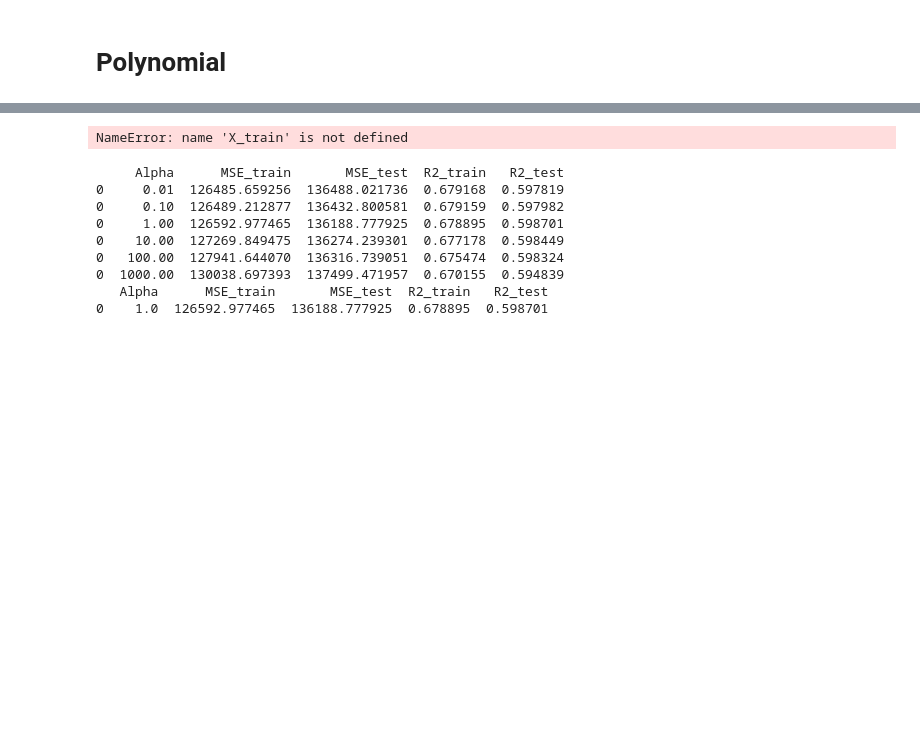
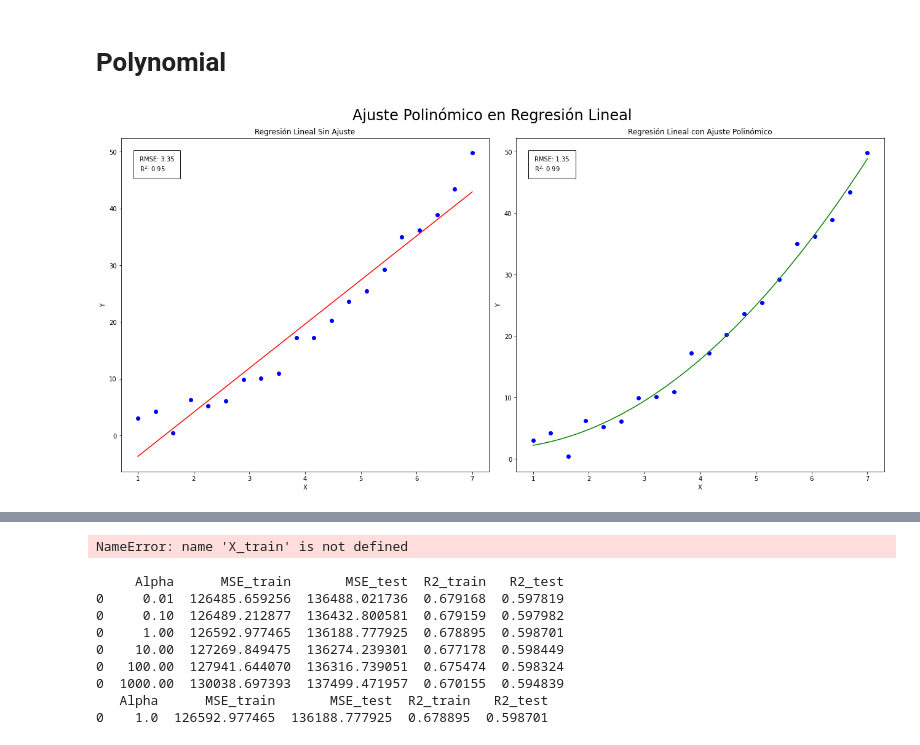
Before and after one commit to mayait/ClaseMachineLearning, a Jupyter notebook: SupervisedLearning/Classification/LinearRegEjercicio.ipynb, the cells around one changed output, grey strips where cells are left out. Saved outputs shown, nothing was run; the diff lists cells and outputs as text; code cells hidden in the pictures; blank space fills up the shorter version.

```diff
--- a/SupervisedLearning/Classification/LinearRegEjercicio.ipynb
+++ b/SupervisedLearning/Classification/LinearRegEjercicio.ipynb
@@ -307,5 +300,68 @@ El mejor valor de alpha es:
 # %% [markdown]
 # Polynomial
+# %%
+#@title Ajuste Polinómico en Regresión Lineal
+
+import numpy as np
+import matplotlib.pyplot as plt
+from sklearn.metrics import mean_squared_error, r2_score
+
+# Generar puntos de datos
+x = np.linspace(1, 7, num=20)
+y = x ** 2 + np.random.normal(scale=2, size=20)
+
+# Crear una figura con dos subplots
+fig, (ax1, ax2) = plt.subplots(1, 2, figsize=(18, 9))
+
+# Graficar el primer gráfico (regresión lineal sin ajuste)
+ax1.scatter(x, y, color='blue')
+ax1.set_title('Regresión Lineal Sin Ajuste')
+ax1.set_xlabel('X')
+ax1.set_ylabel('Y')
+
+# Ajustar una función lineal (grado=1) sin ajuste
+pendiente, intercep = np.polyfit(x, y, 1)
+funcion_lineal = np.poly1d((pendiente, intercep))
+x_vals = np.linspace(x[0], x[-1], 100)
+y_vals = funcion_lineal(x_vals)
+ax1.plot(x_vals, y_vals, color='red')
+
+# Calcular RMSE y R^2
+y_pred = funcion_lineal(x)
+rmse = np.sqrt(mean_squared_error(y, y_pred))
+r2 = r2_score(y, y_pred)
+ax1.text(0.05, 0.9, 'RMSE: {:.2f}\nR$^2$: {:.2f}'.format(rmse, r2),
+         transform=ax1.transAxes, bbox=dict(facecolor='white', edgecolor='black', pad=10))
+
+# Graficar el segundo gráfico (regresión lineal con ajuste polinómico)
+ax2.scatter(x, y, color='blue')
+ax2.set_title('Regresión Lineal con Ajuste Polinómico')
+ax2.set_xlabel('X')
+ax2.set_ylabel('Y')
+
+# Ajustar una función polinómica (grado=2) con ajuste
+grado = 2
+coeficientes = np.polyfit(x, y, grado)
+polinomio = np.poly1d(coeficientes)
+x_vals = np.linspace(x[0], x[-1], 100)
+y_vals = polinomio(x_vals)
+ax2.plot(x_vals, y_vals, color='green')
+
+# Calcular RMSE y R^2
+y_pred = polinomio(x)
+rmse = np.sqrt(mean_squared_error(y, y_pred))
+r2 = r2_score(y, y_pred)
+ax2.text(0.05, 0.9, 'RMSE: {:.2f}\nR$^2$: {:.2f}'.format(rmse, r2),
+         transform=ax2.transAxes, bbox=dict(facecolor='white', edgecolor='black', pad=10))
+
+# Agregar un título a la figura
+fig.suptitle('Ajuste Polinómico en Regresión Lineal', fontsize=24)
+
+# Ajustar el diseño y mostrar la figura
+fig.tight_layout()
+plt.show()
+# %% [output]
+[figure, added]
 # %%
 # Crea una función que ajuste un modelo de regresión polinomial con diferentes grados
 # Importa PolynomialFeatures
```
Also changed, not shown: parts of 10 cells of this notebook.
